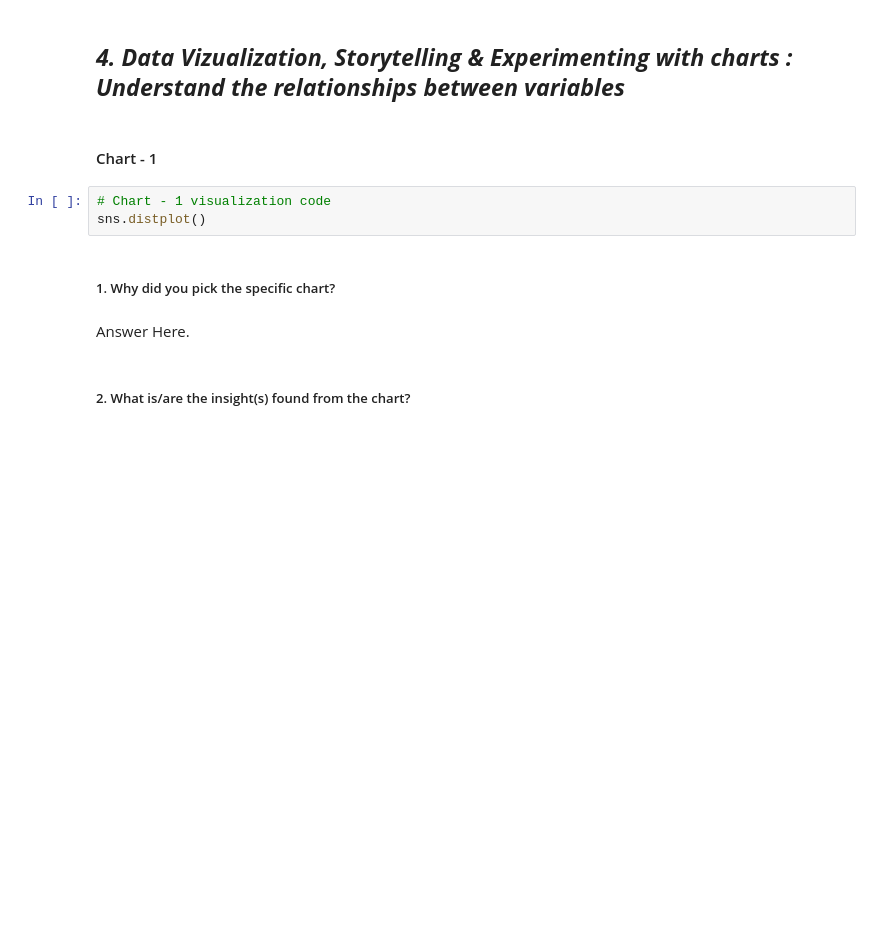
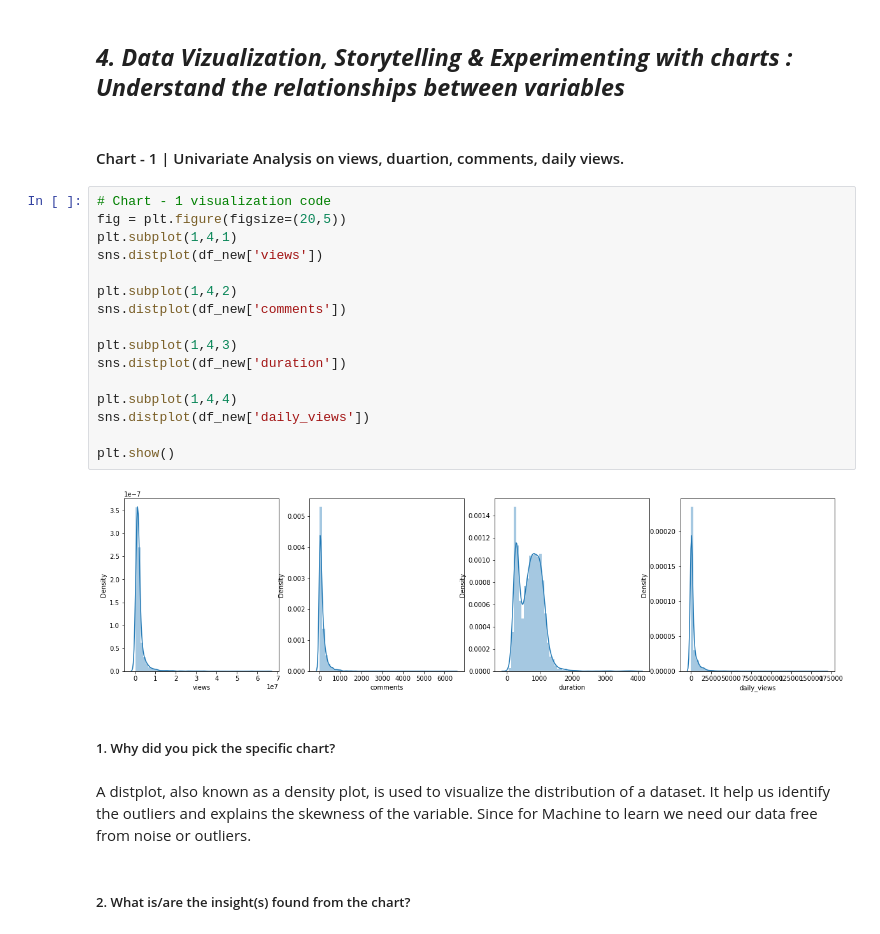
Before and after one commit to abhishekdhasmana17/ted-talk-view-prediction, a Jupyter notebook: Ted_Talk_Views_Prediction.ipynb, the cells around one changed output. Drawn from its saved outputs; the diff is of its cells as text; blank space fills up the shorter version.

```diff
--- a/Ted_Talk_Views_Prediction.ipynb
+++ b/Ted_Talk_Views_Prediction.ipynb
@@ -574,15 +574,32 @@ I also updated original ****df**** with ****new_df**** where I only included tho
 **Note** - *Features that are not included in df_new doesnt mean that they will not be used in analysis, it means they are not relevent for now but will be used in later part of the project.*
 # %% [markdown]
 ## ***4. Data Vizualization, Storytelling & Experimenting with charts : Understand the relationships between variables***
-# %% [markdown]
-#### Chart - 1
-# %%
-# Chart - 1 visualization code
-sns.distplot()
+# %% [markdown]
+ #### Chart - 1 | Univariate Analysis on views, duartion, comments, daily views.
+# %%
+# Chart - 1 visualization code
+fig = plt.figure(figsize=(20,5))
+plt.subplot(1,4,1)
+sns.distplot(df_new['views'])
+
+plt.subplot(1,4,2)
+sns.distplot(df_new['comments'])
+
+plt.subplot(1,4,3)
+sns.distplot(df_new['duration'])
+
+plt.subplot(1,4,4)
+sns.distplot(df_new['daily_views'])
+
+plt.show()
+# %% [output]
+[figure, added]
 # %% [markdown]
 ##### 1. Why did you pick the specific chart?
-# %% [markdown]
-Answer Here.
+# %% [markdown]
+A distplot, also known as a density plot, is used to visualize the distribution of a dataset.
+It help us identify the outliers and explains the skewness of the variable.
+Since for Machine to learn we need our data free from noise or outliers.
 # %% [markdown]
 ##### 2. What is/are the insight(s) found from the chart?
 # %% [markdown]
```
Also changed, not shown: parts of 1 cell of this notebook.
